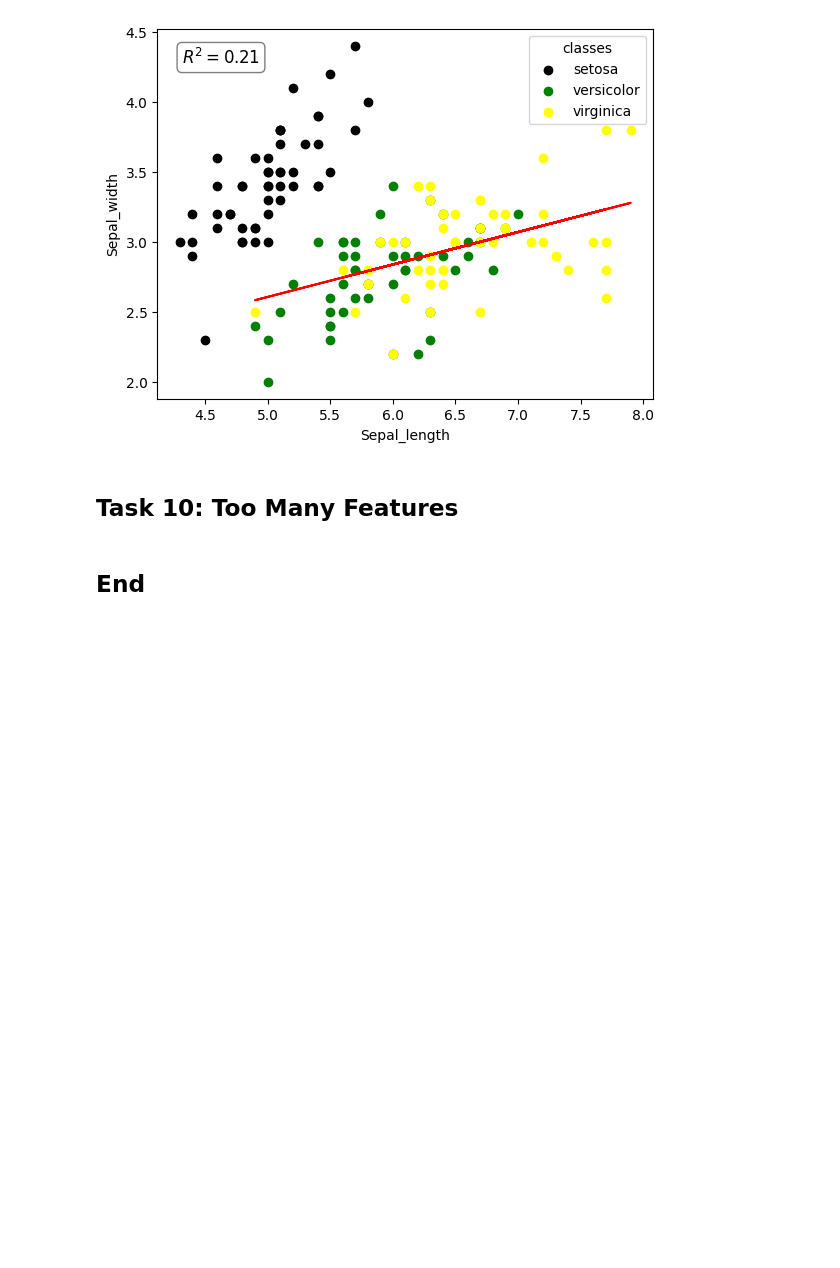
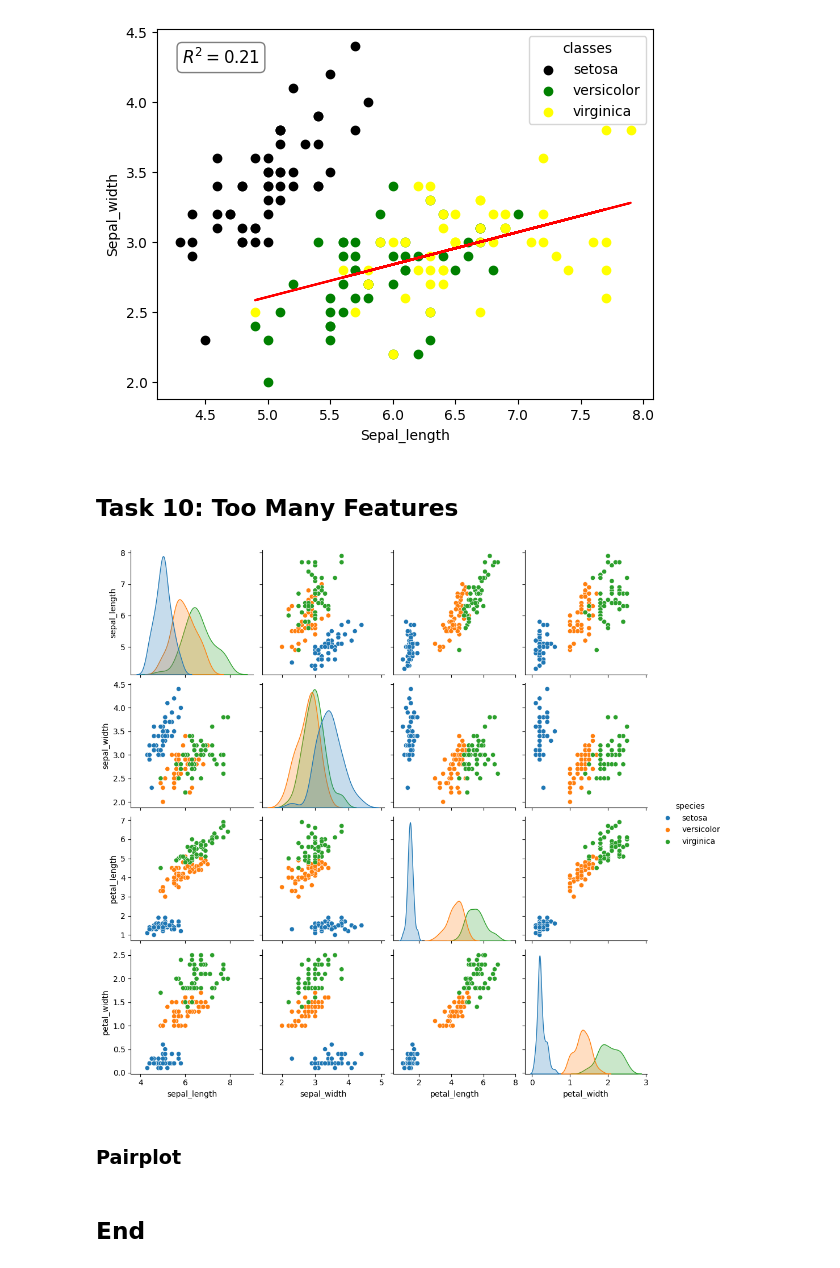
Before and after one commit to HewaOrang/principles_of_data_analytics, a Jupyter notebook: tasks.ipynb, the cells around one changed output. Drawn from its saved outputs; the diff is of its cells as text; code cells hidden in the pictures; blank space fills up the shorter version.

```diff
--- a/tasks.ipynb
+++ b/tasks.ipynb
@@ -404,3 +404,23 @@ plt.show()
 [figure]
 # %% [markdown]
 ## Task 10: Too Many Features
+# %%
+# Using seaborn to create a pairplot of the data set.
+# https://seaborn.pydata.org/generated/seaborn.pairplot.html
+# https://www.tutorialspoint.com/plotting-graph-for-iris-dataset-using-seaborn-and-matplotlib#:~:text=The%20pairplot()%20function%20from,on%20the%20species%20of%20Iris.
+
+import seaborn as sns
+import matplotlib.pyplot as plt
+
+# Load the Iris dataset
+iris = sns.load_dataset('iris')
+
+# Create the pairplot
+sns.pairplot(iris, hue='species')
+
+# Display the plot
+plt.show()
+# %% [output]
+[figure, added]
+# %% [markdown]
+### Pairplot
```
Also changed, not shown: parts of 1 cell of this notebook.
